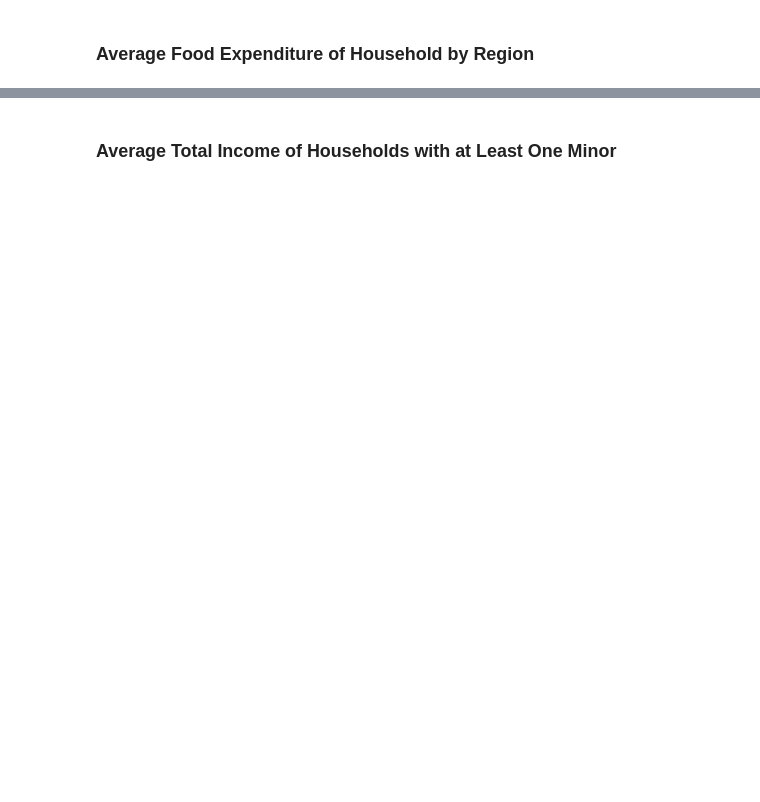
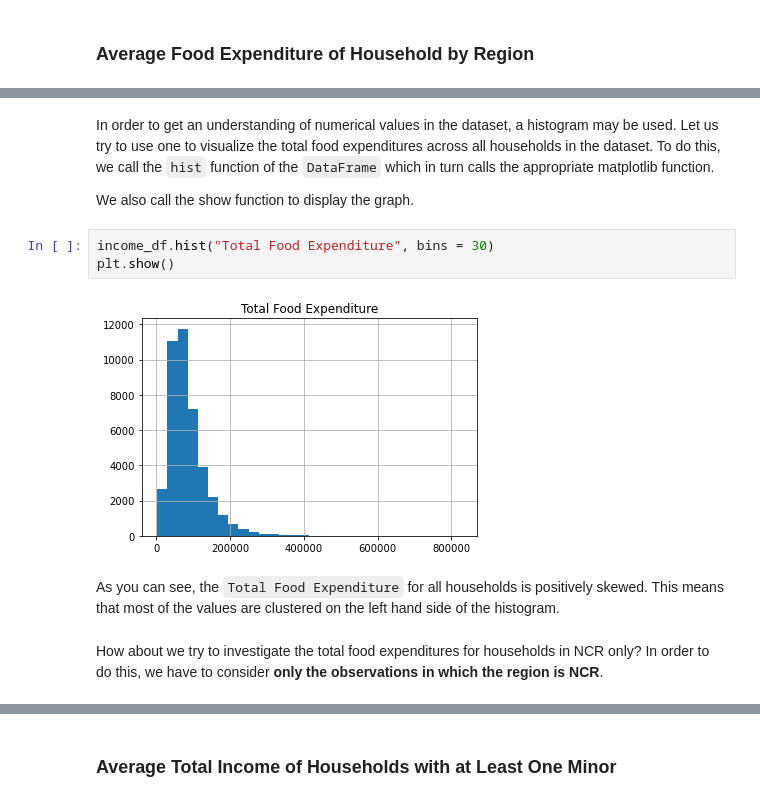
Before and after one commit to azrielortega/DATA100-Final-Project, a Jupyter notebook: Final Project.ipynb, the cells around one changed output, grey strips where cells are left out. Cells and saved outputs as stored; diff of their text form; blank space fills up the shorter version.

Commit message:
added the data vis & analysis code

```diff
--- a/Final Project.ipynb
+++ b/Final Project.ipynb
@@ -1412,0 +1489,13 @@ plt.bar(_ave_food_regions, ave_food_reg)
+# %% [markdown]
+In order to get an understanding of numerical values in the dataset, a histogram may be used. Let us try to use one to visualize the total food expenditures across all households in the dataset. To do this, we call the `hist` function of the `DataFrame` which in turn calls the appropriate matplotlib function.
+
+We also call the show function to display the graph.
+# %%
+income_df.hist("Total Food Expenditure", bins = 30)
+plt.show()
+# %% [output]
+[figure, added]
+# %% [markdown]
+As you can see, the `Total Food Expenditure` for all households is positively skewed. This means that most of the values are clustered on the left hand side of the histogram.
+# %% [markdown]
+How about we try to investigate the total food expenditures for households in NCR only? In order to do this, we have to consider **only the observations in which the region is NCR**.
```
Also changed, not shown: parts of 94 cells of this notebook.
